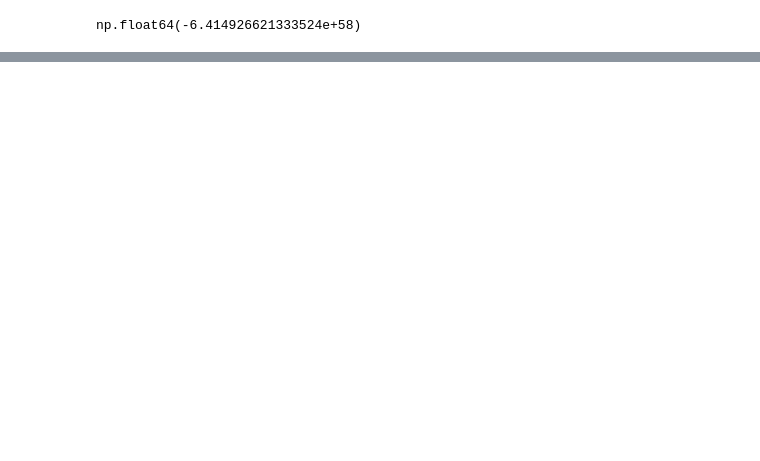
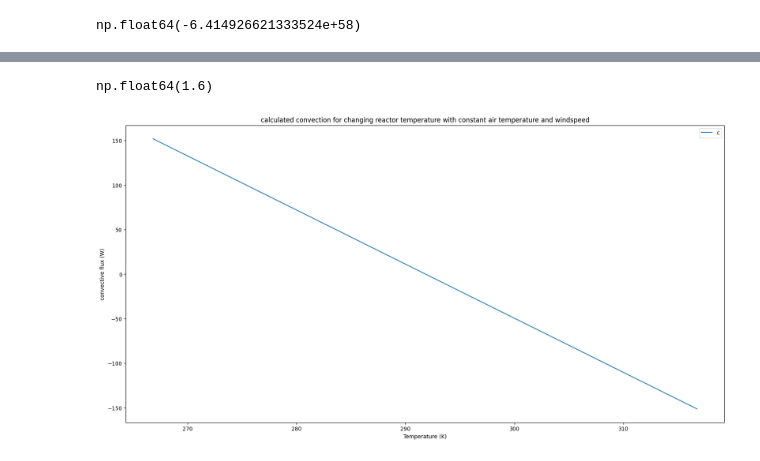
Before and after one commit to MatthijsKok01/Code, a Jupyter notebook: test.ipynb, the cells around one changed output, grey strips where cells are left out. Cells and saved outputs as stored; diff of their text form; code cells hidden in the pictures; blank space fills up the shorter version.

```diff
--- a/test.ipynb
+++ b/test.ipynb
@@ -52,7 +52,8 @@ Name: N, dtype: float64
 sigma = 5.670374419*10**-8          # boltzman constant
 tau_reactor = 0.92                  # transmittance according to manufacturer taken when not filled with water
 epsilon_reactor = 0.97              # emsivity of water
-R_reactor = (65-2.2)/2*10**-3           # according to manufacurer
+glass_thickness = 2.2*10**-3
+R_reactor = (65*(10**-3)-2*glass_thickness)/2           # according to manufacurer
 L = 1                               # an arbitraty length of a meter of reactor is used
 rho_reactor = 997                            # desity of water
 cp_reactor = 4186                          # soortelijke warmte water volgens wikipedia J/(Kg*K)
@@ -68,6 +69,23 @@ C  = 233.426 - 273.15                            # constant for antoines law fou
 heat_vap = 40.66*1000                                # heat of vaporization according to table on wikipedia (J/mol)
 albedo = 0.3                            # according to wikipedia for grassland
 A_cross = 2*R_reactor*L                 # Area cross section
-
+flow_speed_reactor = 1                  # vary 0.1-1 m/s
+g = 9.81                    # gravity constant
+a_a = 23.07*10**-6                      # air diffusifiy
+v_a =  1.48*10**-5                     #air kinematic viscosity
+lambda_a = 0.0260                     # air thermal conductivity accordig to wikipedia
+Pr = 0.7                        #given in paper for a value at 25 C
+ # forced convection
+mu_reactor = 1*10**-3               # viscosity water (kg m/s)
+mu_air =      1.81*10**-5           # viscosity air  (kg m/s)
+rho_air = 1.204                     #kg/m3
+lambda_glass = 1.2                  # termal resistance glass (W/(m*K)) according to brochure
 V_reactor
+k_reactor = 0.598                       # thermal conductivity water (W/(mK))
+k_air = lambda_a
+mu_a = v_a
+rho_a = 1.293
+cp_air = 1000.5                     # specific heat air (J/kg/K)
+saved_fluxes = []
+k_air
 # %% [output]
@@ -330,0 +432,12 @@ trial
+# %%
+x_values = np.arange(data.Ta[15]-25,data.Ta[15]+25,0.1)
+y_values = convection(15,x_values,15)
+plt.plot(x_values,y_values)
+plt.title('calculated convection for changing reactor temperature with constant air temperature and windspeed')
+plt.legend('calculated convection')
+plt.xlabel('Temperature (K)')
+plt.ylabel('convective flux (W)')
+data.FF[3]
+# %% [output]
+np.float64(1.6)
+[figure, added]
```
Also changed, not shown: parts of 21 cells of this notebook.
